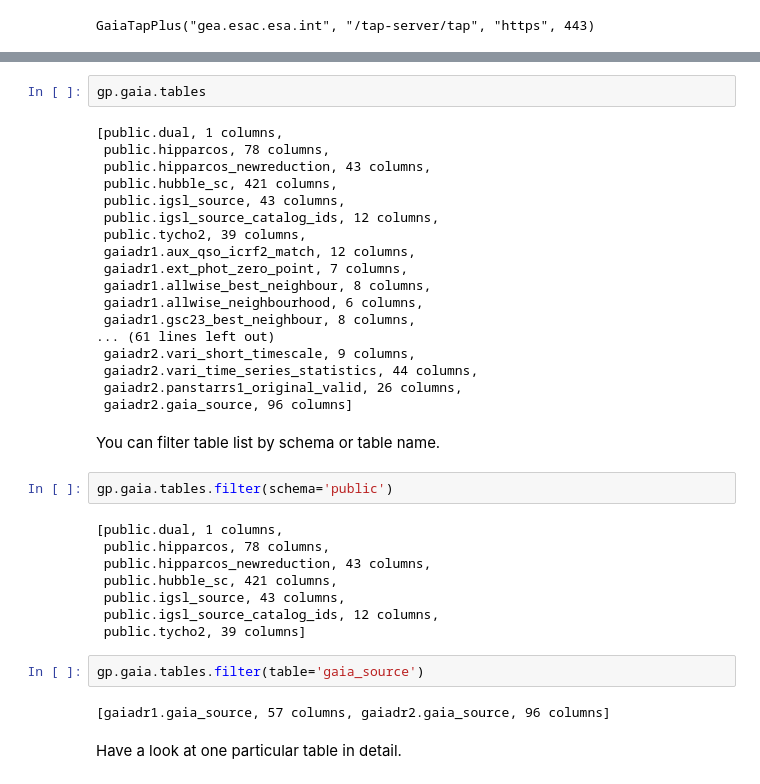
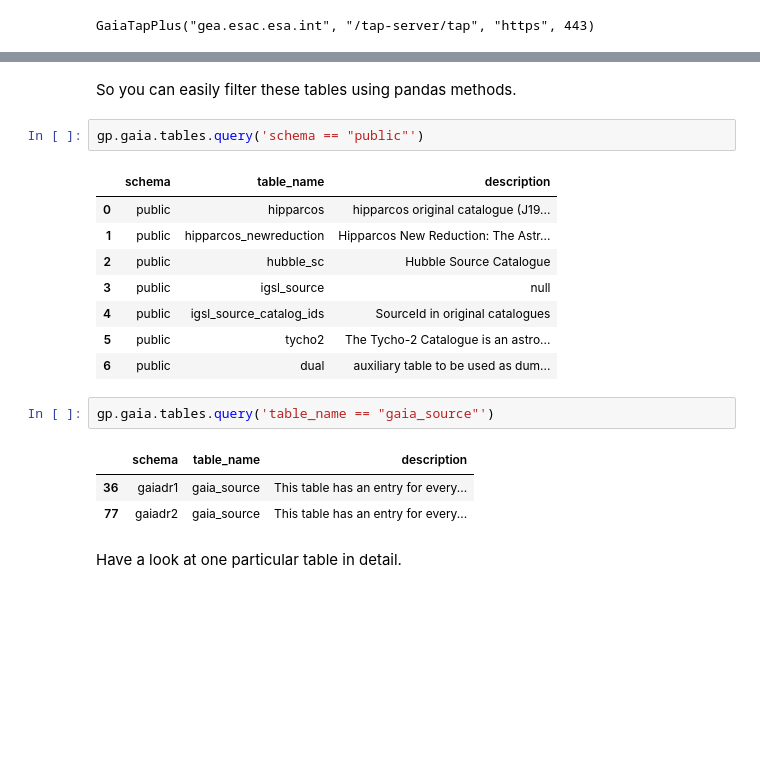
Before and after one commit to smoh/gapipes, a Jupyter notebook: docs/source/getting-started.ipynb, the cells around one changed output, grey strips where cells are left out. Drawn from its saved outputs; the diff is of its cells as text; blank space fills up the shorter version.

```diff
--- a/docs/source/getting-started.ipynb
+++ b/docs/source/getting-started.ipynb
@@ -26,38 +46,21 @@ The first thing you want to do before diving in is of course learn a little bit
+# %% [markdown]
+So you can easily filter these tables using pandas methods.
 # %%
-gp.gaia.tables
+gp.gaia.tables.query('schema == "public"')
 # %% [output]
-[public.dual, 1 columns,
- public.hipparcos, 78 columns,
- public.hipparcos_newreduction, 43 columns,
- public.hubble_sc, 421 columns,
- public.igsl_source, 43 columns,
- public.igsl_source_catalog_ids, 12 columns,
- public.tycho2, 39 columns,
- gaiadr1.aux_qso_icrf2_match, 12 columns,
- gaiadr1.ext_phot_zero_point, 7 columns,
- gaiadr1.allwise_best_neighbour, 8 columns,
- gaiadr1.allwise_neighbourhood, 6 columns,
- gaiadr1.gsc23_best_neighbour, 8 columns,
-... (61 lines left out)
- gaiadr2.vari_short_timescale, 9 columns,
- gaiadr2.vari_time_series_statistics, 44 columns,
- gaiadr2.panstarrs1_original_valid, 26 columns,
- gaiadr2.gaia_source, 96 columns]
+|  | schema | table_name | description |
+| 0 | public | hipparcos | hipparcos original catalogue (J19... |
+| 1 | public | hipparcos_newreduction | Hipparcos New Reduction: The Astr... |
+| 2 | public | hubble_sc | Hubble Source Catalogue |
+| 3 | public | igsl_source | null |
+| 4 | public | igsl_source_catalog_ids | SourceId in original catalogues |
+| 5 | public | tycho2 | The Tycho-2 Catalogue is an astro... |
+| 6 | public | dual | auxiliary table to be used as dum... |
-# %% [markdown]
-You can filter table list by schema or table name.
 # %%
-gp.gaia.tables.filter(schema='public')
+gp.gaia.tables.query('table_name == "gaia_source"')
 # %% [output]
-[public.dual, 1 columns,
- public.hipparcos, 78 columns,
- public.hipparcos_newreduction, 43 columns,
- public.hubble_sc, 421 columns,
- public.igsl_source, 43 columns,
- public.igsl_source_catalog_ids, 12 columns,
- public.tycho2, 39 columns]
+|  | schema | table_name | description |
+| 36 | gaiadr1 | gaia_source | This table has an entry for every... |
+| 77 | gaiadr2 | gaia_source | This table has an entry for every... |
-# %%
-gp.gaia.tables.filter(table='gaia_source')
-# %% [output]
-[gaiadr1.gaia_source, 57 columns, gaiadr2.gaia_source, 96 columns]
 # %% [markdown]
 Have a look at one particular table in detail.
```
Also changed, not shown: parts of 30 cells of this notebook, 2 other files.
